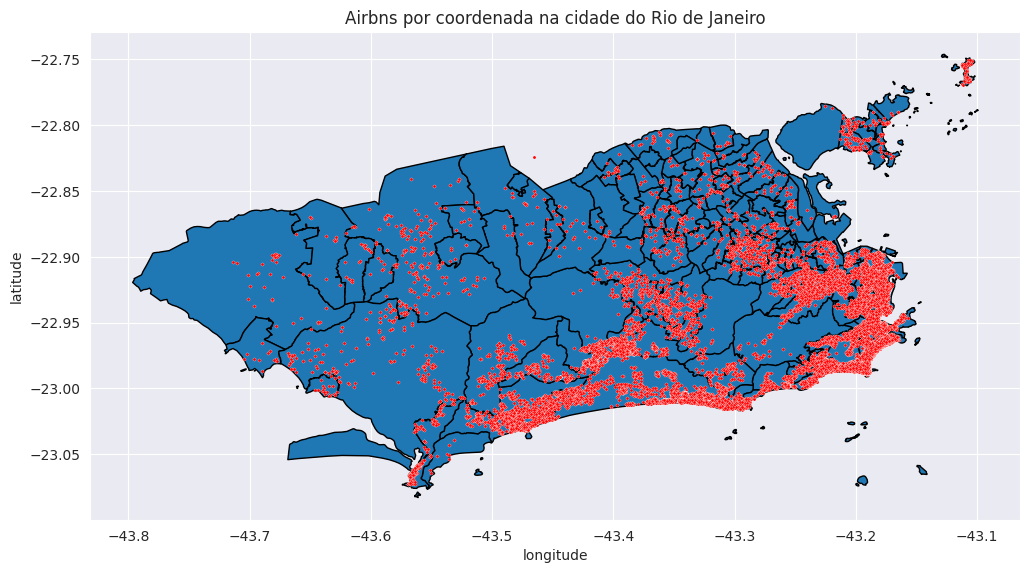
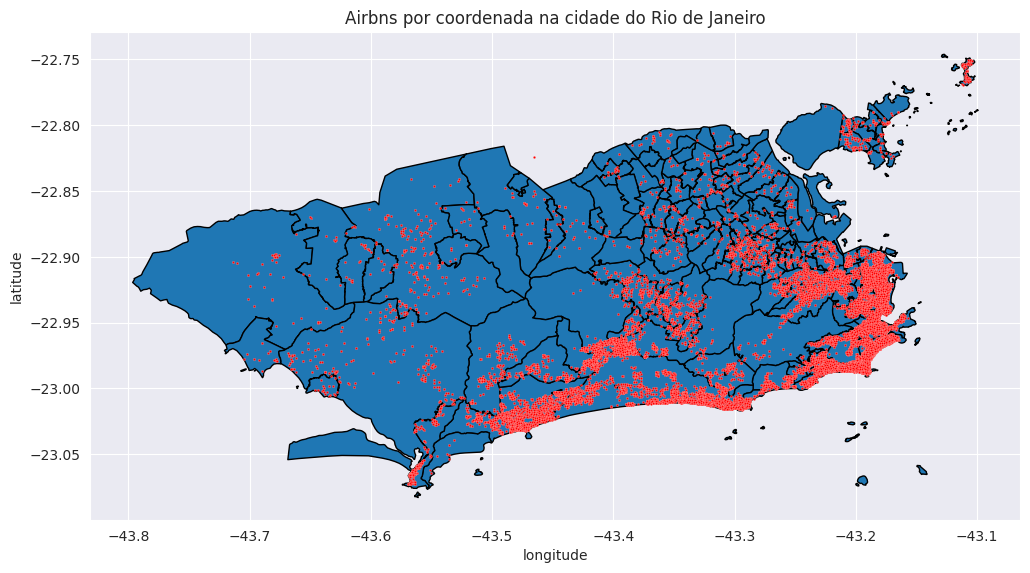
Code edit (unified diff) that turned the first committed figure into the second:
--- before
+++ after
@@ -1,2 +1,4 @@
+# Pontos dos bairros com mais Airbnbs
+
 bairros = geobr.read_neighborhood()
 bairros_rio = bairros[bairros["code_muni"] == 3304557]
@@ -6,3 +8,3 @@
 
 plt.title("Airbns por coordenada na cidade do Rio de Janeiro")
-sns.scatterplot(data=data, x="longitude", y="latitude", ax=ax, color="red", s=5)
+sns.scatterplot(data=data, x="longitude", y="latitude", ax=ax, color="red", s=3)

Commit: added chropleth graph and some adjusts